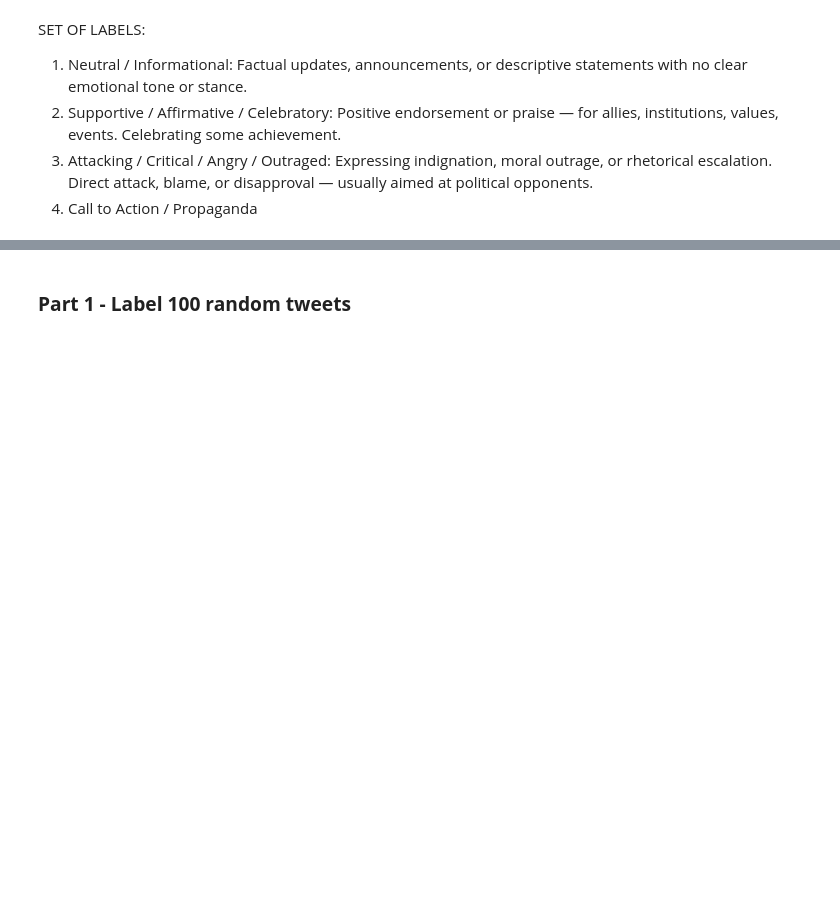
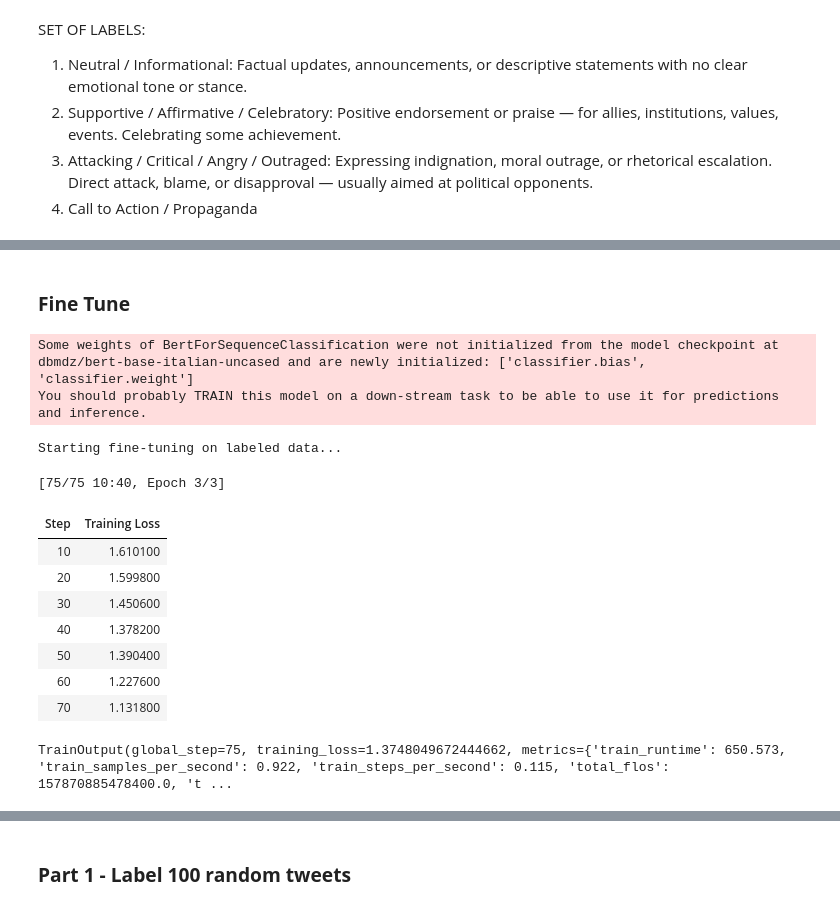
Before and after one commit to beatricecitterio/nlp-project, a Jupyter notebook: sentiment_bea.ipynb, the cells around one changed output, grey strips where cells are left out. Drawn from its saved outputs; the diff is of its cells as text; code cells hidden in the pictures; blank space fills up the shorter version.

```diff
--- a/sentiment_bea.ipynb
+++ b/sentiment_bea.ipynb
@@ -35,5 +26,7 @@ politicians_cleaned.head()
 # %%
 data = politicians_cleaned.drop(columns=['Unnamed: 0', 'classification'])
+# %%
+labeled_data = pd.read_csv('labeled_tweets_with_tone.csv')
 # %% [markdown]
 ## **Active Learning**
 Active learning is a technique used to minimize labeling effort by selectively choosing which examples a human should label next.
@@ -54,0 +57,9 @@ SET OF LABELS:
+# %% [markdown]
+### **Fine Tune**
+# %%
+from transformers import AutoTokenizer, AutoModelForSequenceClassification, Trainer, TrainingArguments
+import torch
+
+# Load tokenizer and model (Italian BERT model)
+model_name = "dbmdz/bert-base-italian-uncased"
+tokenizer = AutoTokenizer.from_pretrained(model_name)
@@ -54,0 +94,42 @@ SET OF LABELS:
+# %%
+model = AutoModelForSequenceClassification.from_pretrained(
+    model_name,
+    num_labels=len(label_list),
+    id2label=id2label,
+    label2id=label2id
+)
+# %% [output]
+Some weights of BertForSequenceClassification were not initialized from the model checkpoint at dbmdz/bert-base-italian-uncased and are newly initialized: ['classifier.bias', 'classifier.weight']
+You should probably TRAIN this model on a down-stream task to be able to use it for predictions and inference.
+# %%
+# Training arguments
+training_args = TrainingArguments(
+    output_dir="./results",
+    evaluation_strategy="no",
+    num_train_epochs=3,
+    per_device_train_batch_size=8,
+    logging_steps=10,
+    save_steps=100,
+    logging_dir="./logs",
+)
+
+trainer = Trainer(
+    model=model,
+    args=training_args,
+    train_dataset=train_dataset,
+)
+
+print("Starting fine-tuning on labeled data...")
+trainer.train()
+# %% [output]
+Starting fine-tuning on labeled data...
+[75/75 10:40, Epoch 3/3]
+| Step | Training Loss |
+| 10 | 1.610100 |
+| 20 | 1.599800 |
+| 30 | 1.450600 |
+| 40 | 1.378200 |
+| 50 | 1.390400 |
+| 60 | 1.227600 |
+| 70 | 1.131800 |
+TrainOutput(global_step=75, training_loss=1.3748049672444662, metrics={'train_runtime': 650.573, 'train_samples_per_second': 0.922, 'train_steps_per_second': 0.115, 'total_flos': 157870885478400.0, 't ...
```
Also changed, not shown: parts of 17 cells of this notebook.
